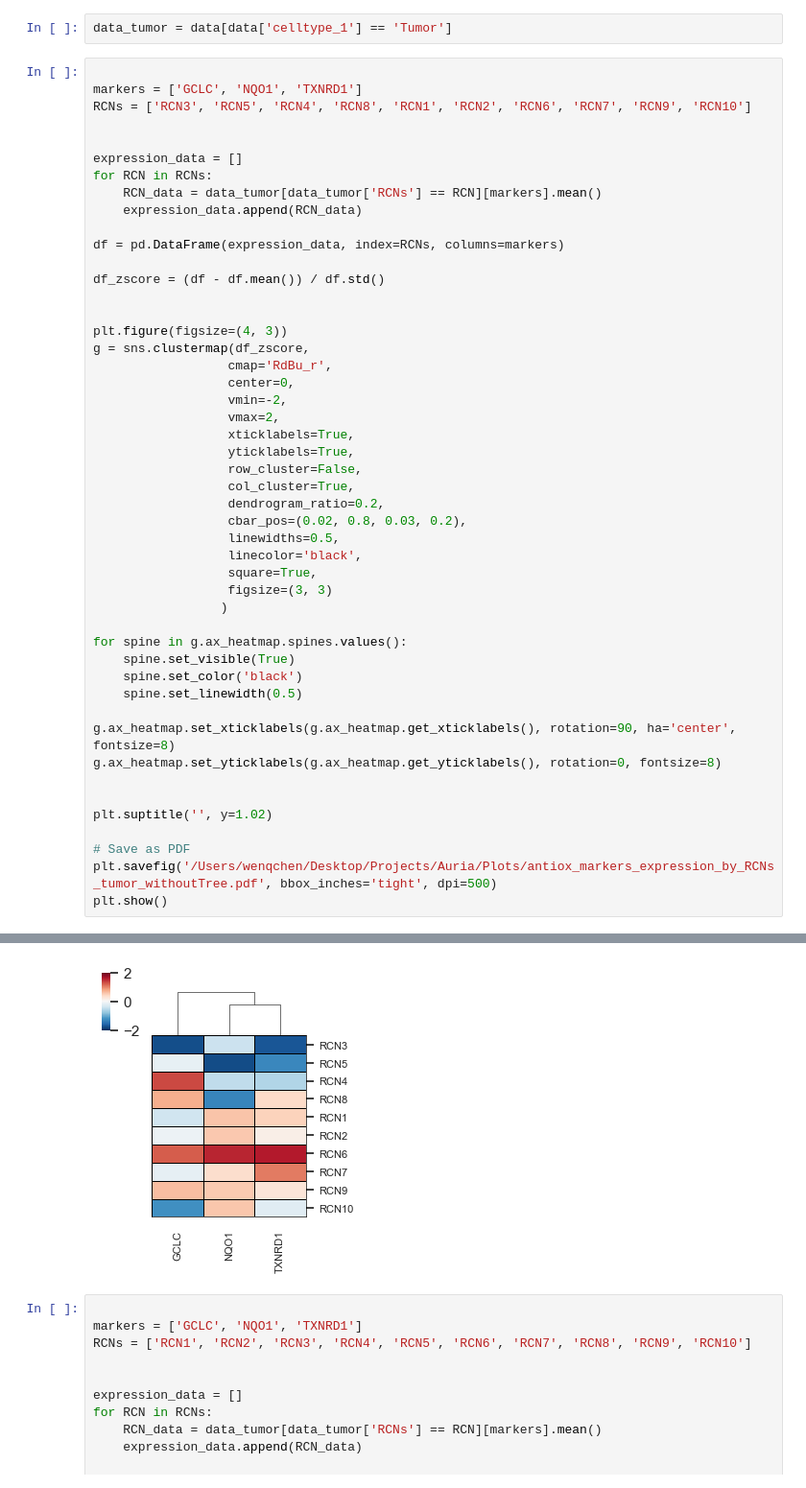
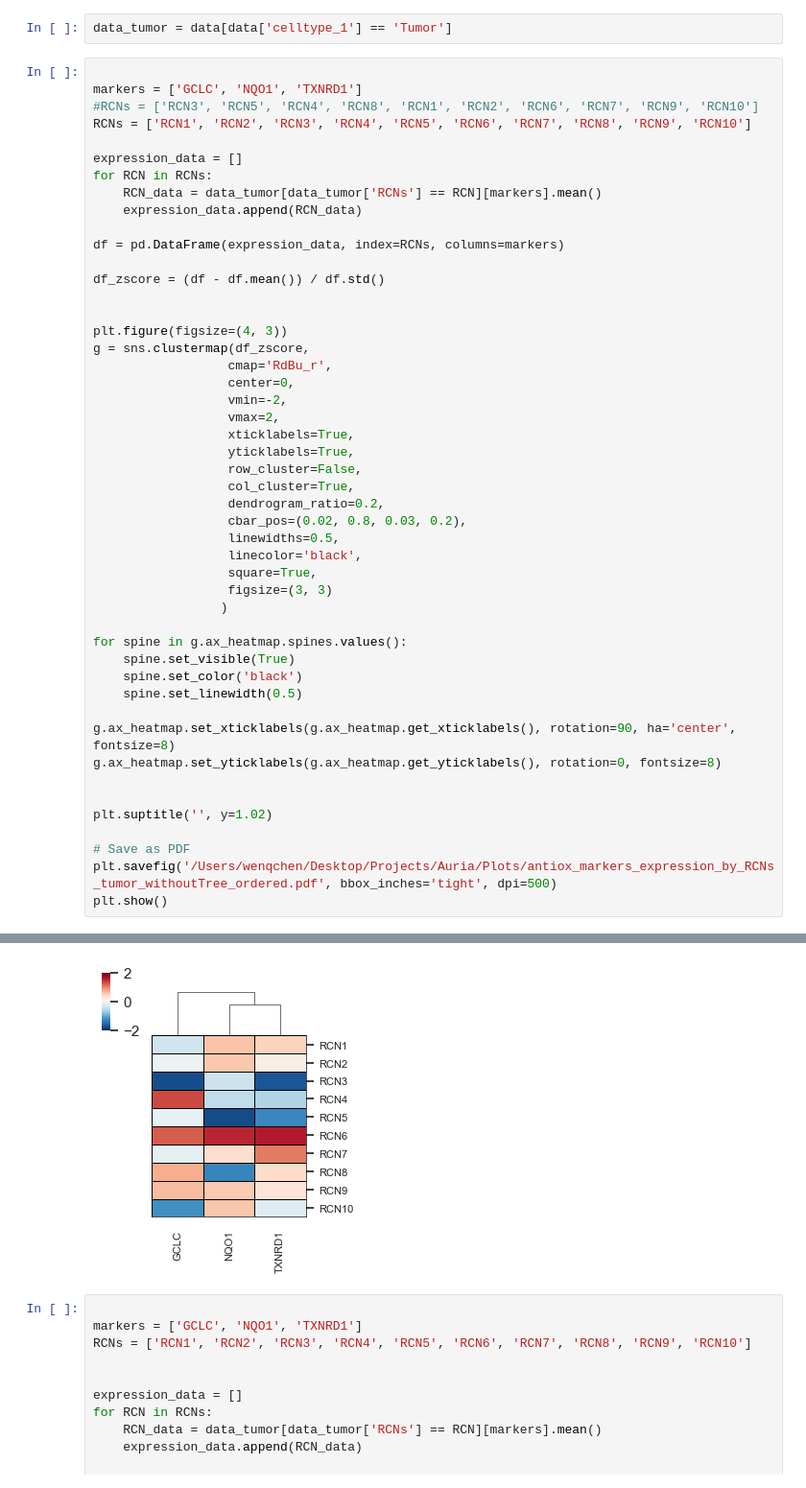
Before and after one commit to farkkilab/Auria_project, a Jupyter notebook: Codes/t-CycIF/Spatial_plots.ipynb, the cells around one changed output, grey strips where cells are left out. Shown at 96% size. Cells and saved outputs as stored; diff of their text form.

Commit message:
Update codes to do plots

```diff
--- a/Codes/t-CycIF/Spatial_plots.ipynb
+++ b/Codes/t-CycIF/Spatial_plots.ipynb
@@ -293,8 +352,8 @@ data_tumor = data[data['celltype_1'] == 'Tumor']
 # %%
 
 markers = ['GCLC', 'NQO1', 'TXNRD1']
-RCNs = ['RCN3', 'RCN5', 'RCN4', 'RCN8', 'RCN1', 'RCN2', 'RCN6', 'RCN7', 'RCN9', 'RCN10']
-
+#RCNs = ['RCN3', 'RCN5', 'RCN4', 'RCN8', 'RCN1', 'RCN2', 'RCN6', 'RCN7', 'RCN9', 'RCN10']
+RCNs = ['RCN1', 'RCN2', 'RCN3', 'RCN4', 'RCN5', 'RCN6', 'RCN7', 'RCN8', 'RCN9', 'RCN10']
 
 expression_data = []
 for RCN in RCNs:
@@ -313,35 +372,35 @@ g = sns.clustermap(df_zscore,
                   vmin=-2,
                   vmax=2,
                   xticklabels=True,
                   yticklabels=True,
                   row_cluster=False,
                   col_cluster=True,
                   dendrogram_ratio=0.2,
                   cbar_pos=(0.02, 0.8, 0.03, 0.2),
                   linewidths=0.5,
                   linecolor='black',
                   square=True,
                   figsize=(3, 3)
                  )
 
 for spine in g.ax_heatmap.spines.values():
     spine.set_visible(True)
     spine.set_color('black')
     spine.set_linewidth(0.5)
 
 g.ax_heatmap.set_xticklabels(g.ax_heatmap.get_xticklabels(), rotation=90, ha='center', fontsize=8)
 g.ax_heatmap.set_yticklabels(g.ax_heatmap.get_yticklabels(), rotation=0, fontsize=8)
 
 
 plt.suptitle('', y=1.02)
 
 # Save as PDF
-plt.savefig('/Users/wenqchen/Desktop/Projects/Auria/Plots/antiox_markers_expression_by_RCNs_tumor_withoutTree.pdf', bbox_inches='tight', dpi=500)
+plt.savefig('/Users/wenqchen/Desktop/Projects/Auria/Plots/antiox_markers_expression_by_RCNs_tumor_withoutTree_ordered.pdf', bbox_inches='tight', dpi=500)
 plt.show()
 # %% [output]
 ``square=True`` ignored in clustermap
 <Figure size 400x300 with 0 Axes>
-[figure, old version]
+[figure, new version]
 # %%
 
 markers = ['GCLC', 'NQO1', 'TXNRD1']
```
Also changed, not shown: parts of 13 cells of this notebook, 5 other files.
